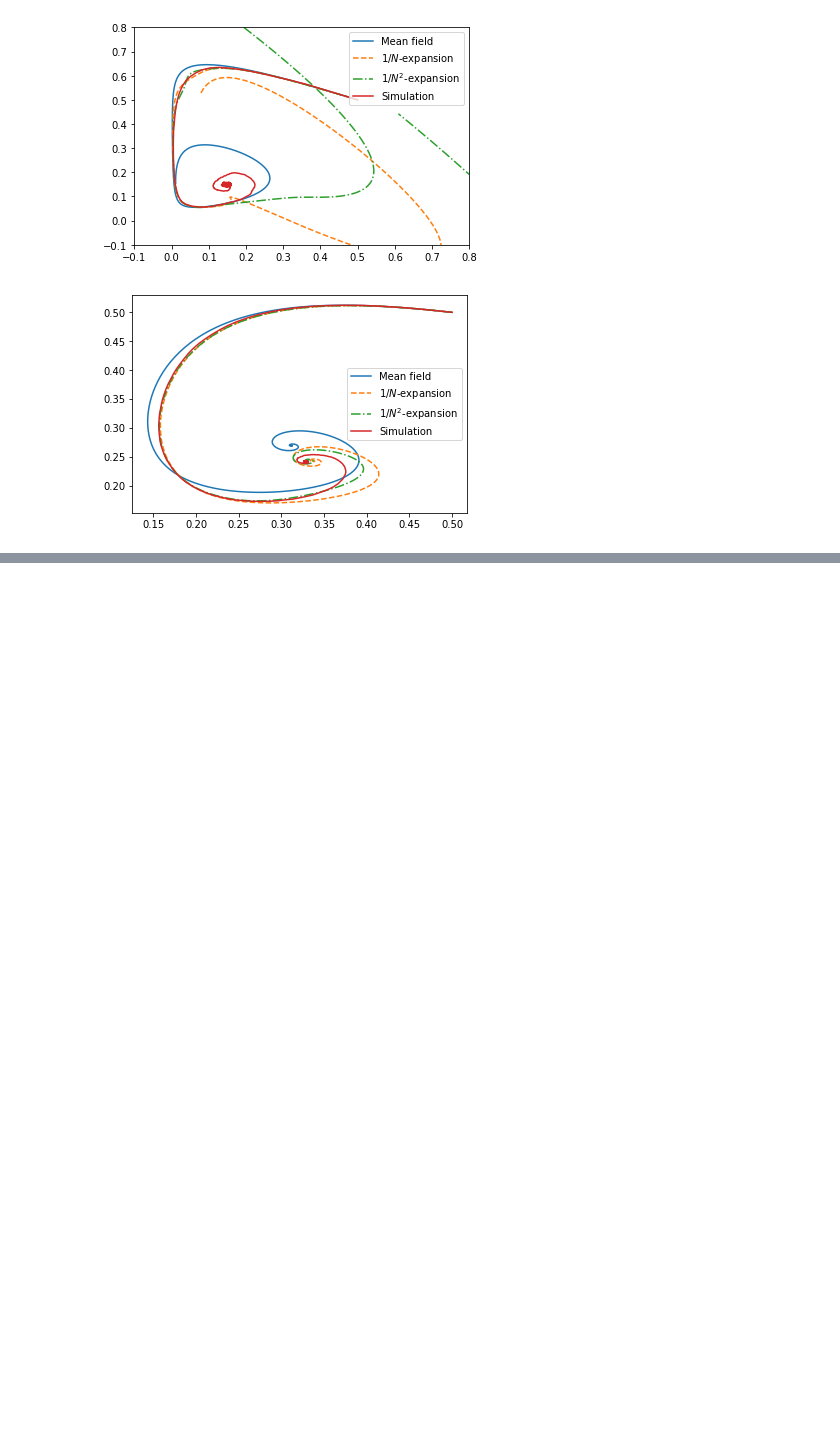
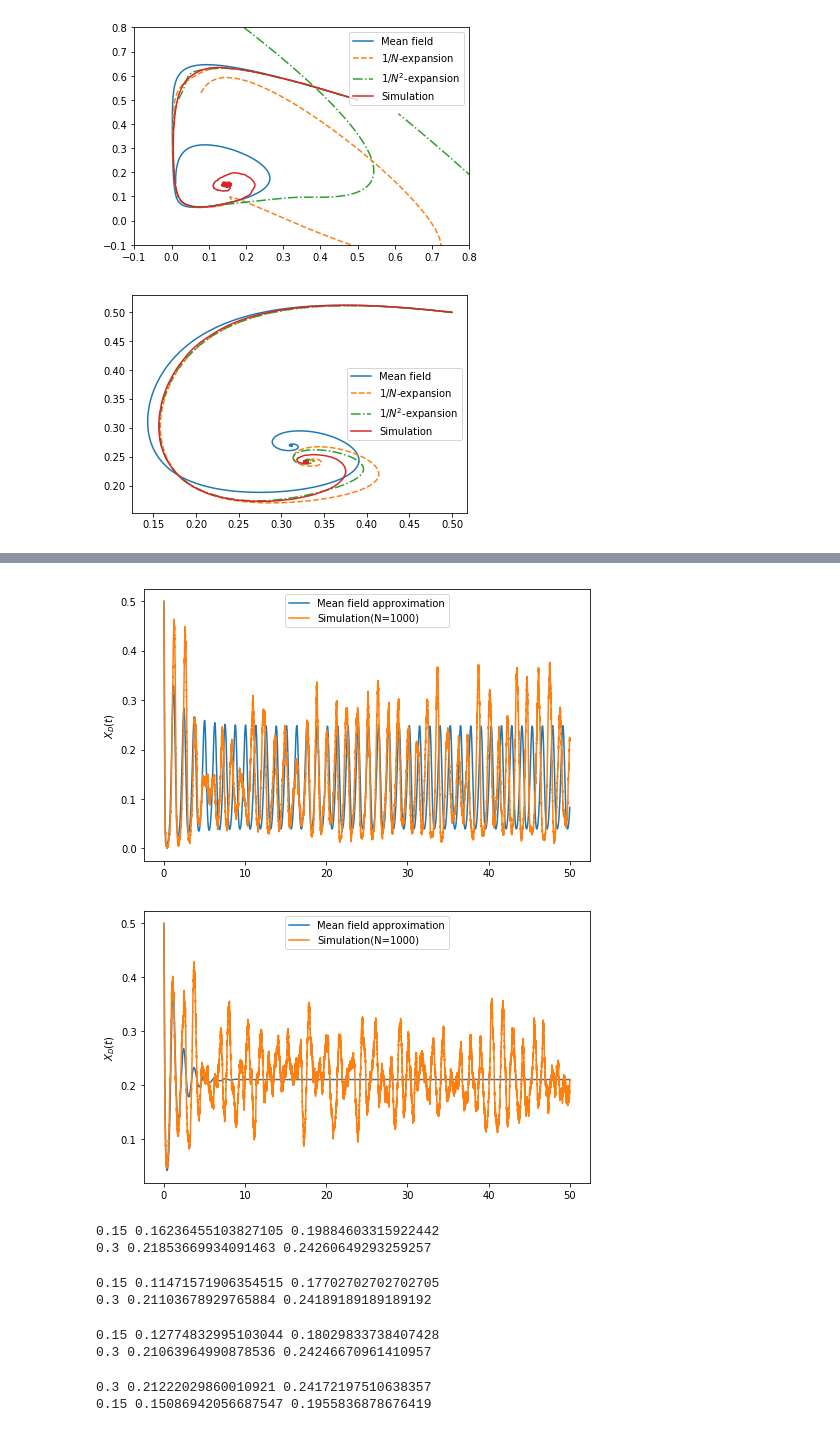
Before and after one commit to ngast/sizeExpansionMeanField, a Jupyter notebook: simulations/Example3_nonStableSIR.ipynb, the cells around one changed output, grey strips where cells are left out. Saved outputs shown, nothing was run; the diff lists cells and outputs as text; code cells hidden in the pictures; blank space fills up the shorter version.

```diff
--- a/simulations/Example3_nonStableSIR.ipynb
+++ b/simulations/Example3_nonStableSIR.ipynb
@@ -122,0 +140,46 @@ time to compute drift= 0.22744011878967285
+# %%
+for a in [0.15,0.30]:
+    f = plt.figure()
+    f.set_size_inches(8,5)
+    plt.ylabel('$X_D(t)$')
+    t,x=ddpp.ode(time=50)
+    plt.plot(t,x[:,0])
+    for N in [1000]:
+        t,x=ddpp.simulate(time=50,N=N)
+        plt.plot(t,x[:,0])
+    plt.legend(('Mean field approximation','Simulation(N=1000)'),loc='upper center')
+    f.savefig('output_pdfs/SIR_1D_ode_a0{}.pdf'.format(int(a*100)),bbox_inches='tight')
+# %% [output]
+[figure, added]
+[figure, added]
+# %%
+for a in [0.15,0.3]:
+    t,x=ddpp.simulate(time=500,N=1000)
+    print(a,np.mean(x[:,0]), np.mean(x[:,1]))
+# %% [output]
+0.15 0.16236455103827105 0.19884603315922442
+0.3 0.21853669934091463 0.24260649293259257
+# %%
+for a in [0.15,0.3]:
+    f = ddpp.defineDrift()
+    fx=[np.sum(f([x,y])**2) for x in np.linspace(0.05,0.5,300)  for y in np.linspace(0.05,0.5,1000)]
+    x=[x for x in np.linspace(0.05,0.5,300)  for y in np.linspace(0.05,0.5,1000)]
+    y=[y for x in np.linspace(0.05,0.5,300)  for y in np.linspace(0.05,0.5,1000)]
+    print(a,x[np.argmin(fx)],y[np.argmin(fx)])
+# %% [output]
+0.15 0.11471571906354515 0.17702702702702705
+0.3 0.21103678929765884 0.24189189189189192
+# %%
+for a in [0.15,0.3]:
+    t,x=ddpp.ode(time=50)
+    print(a,np.mean(x[:,0]), np.mean(x[:,1]))
+# %% [output]
+0.15 0.12774832995103044 0.18029833738407428
+0.3 0.21063964990878536 0.24246670961410957
+# %%
+for a in [0.30,0.15]:
+    t,x=ddpp.simulate(time=50,N=10000)
+    print(a,np.mean(x[int(len(x[:,0])/2):,0]), np.mean(x[int(len(x[:,0])/2):,1]))
+# %% [output]
+0.3 0.21222029860010921 0.24172197510638357
+0.15 0.15086942056687547 0.1955836878676419
```
Also changed, not shown: parts of 4 cells of this notebook, 6 other files.
